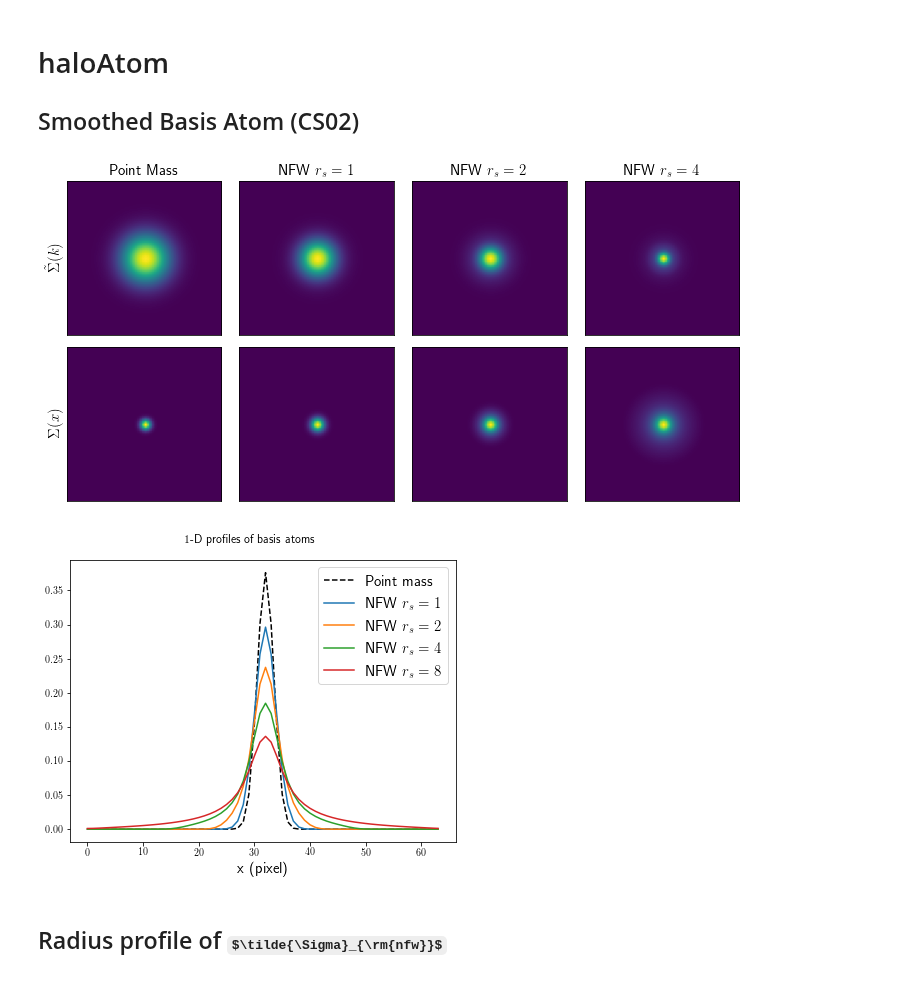
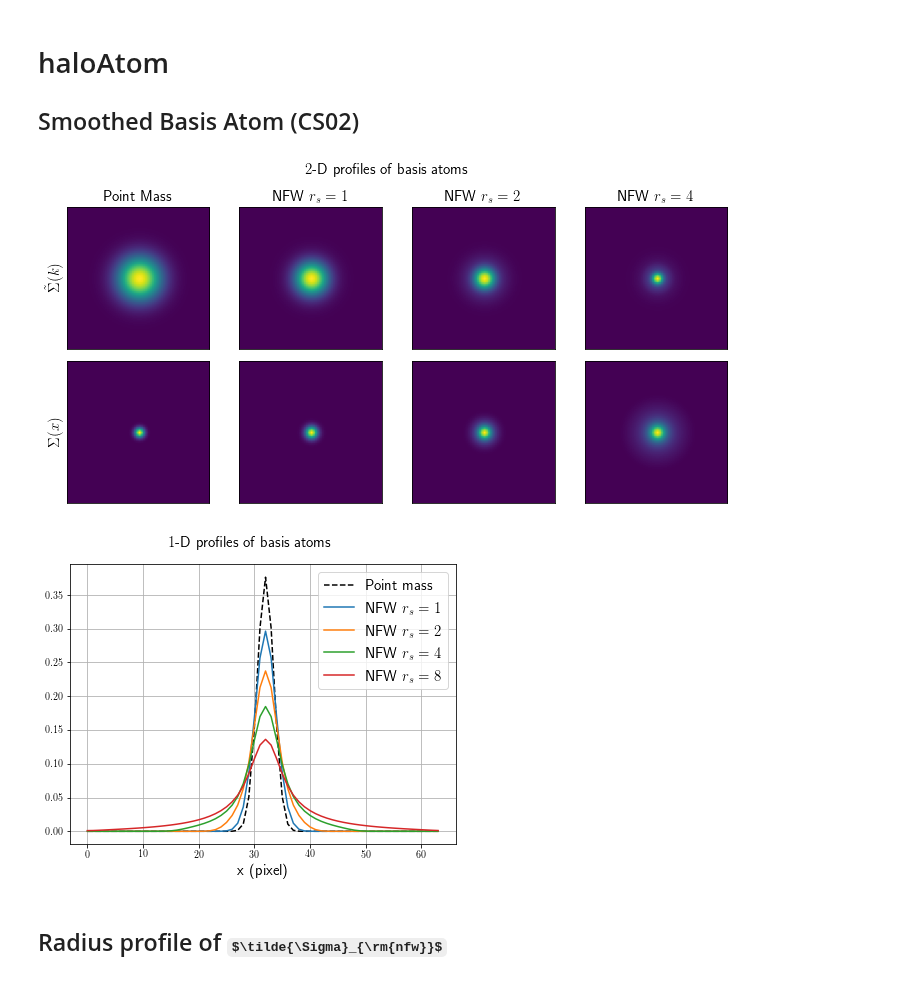
Before and after one commit to mr-superonion/splinv, a Jupyter notebook: notebook/haloSim.ipynb, the cells around one changed output. Drawn from its saved outputs; the diff is of its cells as text; code cells hidden in the pictures; some formulas as TeX source.

```diff
--- a/notebook/haloSim.ipynb
+++ b/notebook/haloSim.ipynb
@@ -116,6 +116,7 @@ relative mass bias is: 0.006
 ## Smoothed Basis Atom (CS02)
 # %%
 fig=plt.figure(figsize=(10,5))
+fig.suptitle(r'$2$-D profiles of basis atoms',fontsize=15)
 ax=fig.add_subplot(2,4,1)
 ax.get_xaxis().set_ticks([])
 ax.get_yaxis().set_ticks([])
@@ -147,37 +148,37 @@ ax.imshow(atomF)
 
 
 ax=fig.add_subplot(2,4,5)
 ax.get_xaxis().set_ticks([])
 ax.get_yaxis().set_ticks([])
 ax.set_ylabel(r'$\Sigma(x)$',fontsize=15)
 atomF=np.fft.fftshift(haloSim.GausAtom(sigma=1.5,ngrid=64,fou=False))
 ax.imshow(atomF)
 
 ax=fig.add_subplot(2,4,6)
 ax.get_xaxis().set_ticks([])
 ax.get_yaxis().set_ticks([])
 atomF=np.fft.fftshift(haloSim.haloCS02SigmaAtom(r_s=1.,ngrid=64,c=4.,smooth_scale=1.5,fou=False))
 ax.imshow(atomF)
 
 ax=fig.add_subplot(2,4,7)
 ax.get_xaxis().set_ticks([])
 ax.get_yaxis().set_ticks([])
 atomF=np.fft.fftshift(haloSim.haloCS02SigmaAtom(r_s=2.,ngrid=64,c=4.,smooth_scale=1.5,fou=False))
 ax.imshow(atomF)
 
 ax=fig.add_subplot(2,4,8)
 ax.get_xaxis().set_ticks([])
 ax.get_yaxis().set_ticks([])
 atomF=np.fft.fftshift(haloSim.haloCS02SigmaAtom(r_s=4.,ngrid=64,c=4.,smooth_scale=1.5,fou=False))
 ax.imshow(atomF)
 plt.tight_layout()
 
 plt.savefig(os.path.join(figMsDir,'nfwlet-atom-2D.pdf'))
 # %% [output]
-[figure, old version]
+[figure, new version]
 # %%
 fig=plt.figure(figsize=(6,5))
-fig.suptitle('$1$-D profiles of basis atoms')
+fig.suptitle(r'$1$-D profiles of basis atoms',fontsize=15)
 
 atom=np.fft.fftshift(haloSim.GausAtom(sigma=1.5,ngrid=64,fou=False))
 plt.plot(atom[32,:],label='Point mass',c='black',ls='--')
@@ -195,11 +196,12 @@ atom=np.fft.fftshift(haloSim.haloCS02SigmaAtom(r_s=8.,ngrid=64,c=4.,smooth_scale
 plt.plot(atom[32,:],label='NFW $r_s=8$')
 plt.legend(fontsize=15)
 plt.xlabel('x (pixel)',fontsize=15)
+plt.grid()
 
 plt.tight_layout()
 plt.savefig(os.path.join(figMsDir,'nfwlet-atom-1D.pdf'))
 # %% [output]
-[figure, old version]
+[figure, new version]
 # %% [markdown]
 ## Radius profile of $\tilde{\Sigma}_{\rm{nfw}}$
 # %%
```
Also changed, not shown: 3 other files.
